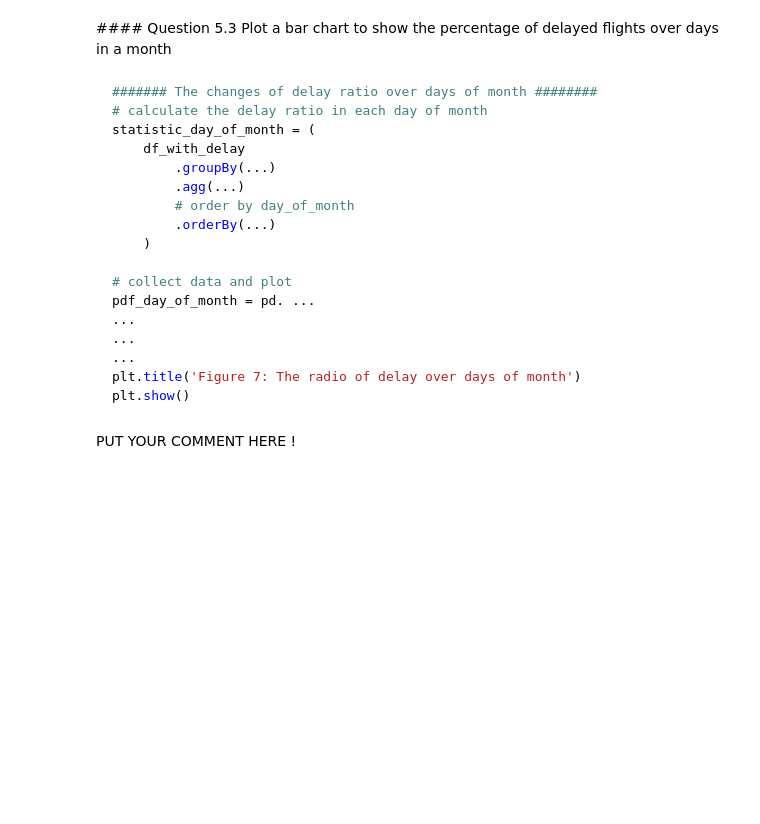
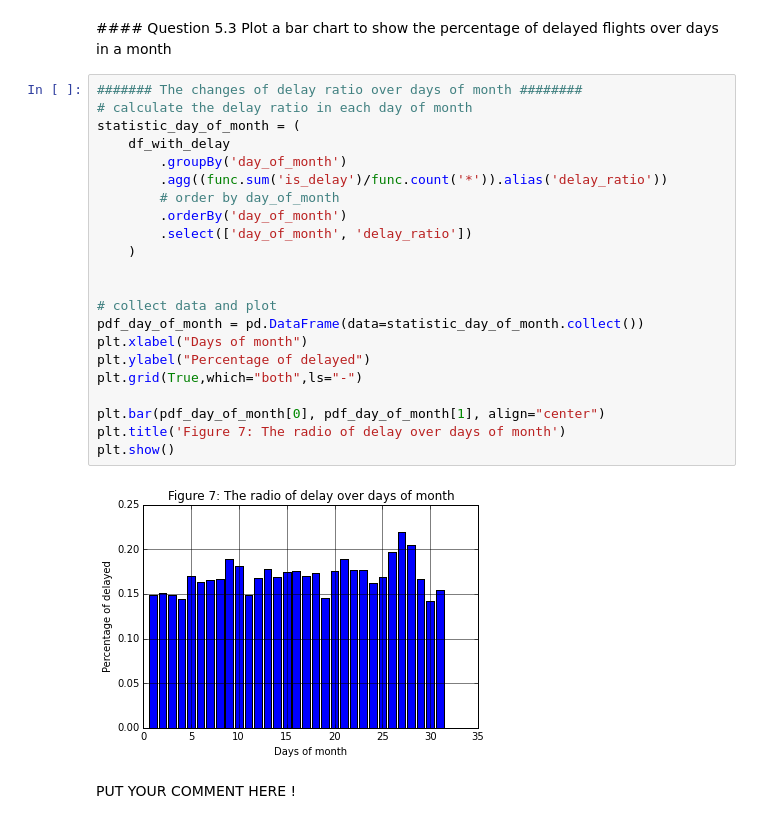
Before and after one commit to and29/Algorithmic-Machine-Learning, a Jupyter notebook: Notebooks/Solutions/[Lecture 5+6] Regression algorithm - Using Random Forests to predict Airplane Delays/[Lecture 5+6] Regression algorithm - Using Random Forests to predict Airplane Delays.ipynb, the cells around one changed output. Drawn from its saved outputs; the diff is of its cells as text; blank space fills up the shorter version.

````diff
--- a/Notebooks/Solutions/[Lecture 5+6] Regression algorithm - Using Random Forests to predict Airplane Delays/[Lecture 5+6] Regression algorithm - Using Random Forests to predict Airplane Delays.ipynb
+++ b/Notebooks/Solutions/[Lecture 5+6] Regression algorithm - Using Random Forests to predict Airplane Delays/[Lecture 5+6] Regression algorithm - Using Random Forests to predict Airplane Delays.ipynb
@@ -622,26 +674,30 @@ This example shows us that the way representing results are also important.
 <div class='anchor' ></div>
 #### Question 5.3
 Plot a bar chart to show the percentage of delayed flights over days in a month
-# %% [markdown]
-```python
-####### The changes of delay ratio over days of month ########
-# calculate the delay ratio in each day of month
-statistic_day_of_month = (
-    df_with_delay
-        .groupBy(...)
-        .agg(...)
-        # order by day_of_month
-        .orderBy(...)
-    )
-
-# collect data and plot
-pdf_day_of_month = pd. ...
-...
-...
-...
-plt.title('Figure 7: The radio of delay over days of month')
-plt.show()
-```
+# %%
+####### The changes of delay ratio over days of month ########
+# calculate the delay ratio in each day of month
+statistic_day_of_month = (
+    df_with_delay
+        .groupBy('day_of_month')
+        .agg((func.sum('is_delay')/func.count('*')).alias('delay_ratio'))
+        # order by day_of_month
+        .orderBy('day_of_month')
+        .select(['day_of_month', 'delay_ratio'])
+    )
+
+
+# collect data and plot
+pdf_day_of_month = pd.DataFrame(data=statistic_day_of_month.collect())
+plt.xlabel("Days of month")
+plt.ylabel("Percentage of delayed")
+plt.grid(True,which="both",ls="-")
+
+plt.bar(pdf_day_of_month[0], pdf_day_of_month[1], align="center")
+plt.title('Figure 7: The radio of delay over days of month')
+plt.show()
+# %% [output]
+[figure, added]
 # %% [markdown]
 <div class="comment">
 PUT YOUR COMMENT HERE !
````
Also changed, not shown: parts of 46 cells of this notebook.
